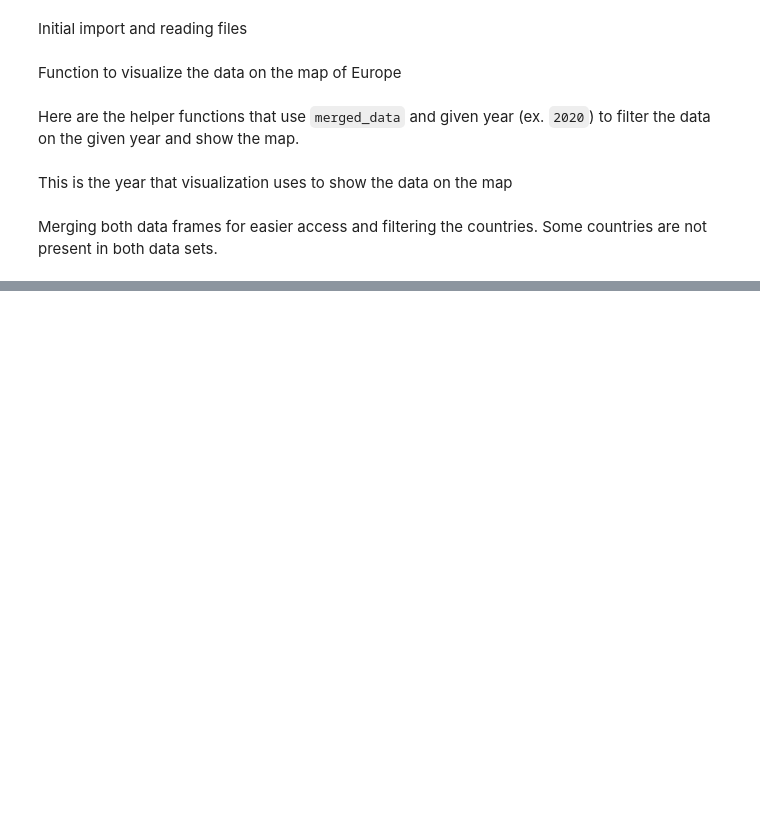
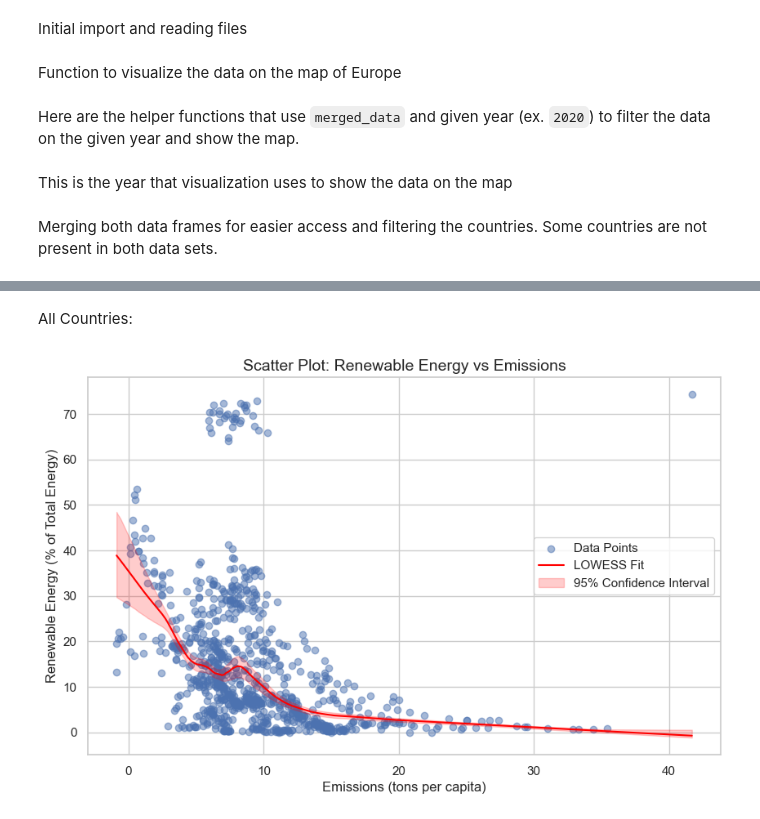
Before and after one commit to Asor1k/Data-Wrangling-Project, a Jupyter notebook: project.ipynb, the cells around one changed output, grey strips where cells are left out. Drawn from its saved outputs; the diff is of its cells as text; code cells hidden in the pictures; blank space fills up the shorter version.

```diff
--- a/project.ipynb
+++ b/project.ipynb
@@ -149,0 +222,6 @@ show_greenhouse_emissions_for_year(year, merged_data)
+# %% [markdown]
+All Countries:
+# %%
+show_impact_scatterplot(merged_data, 'All')
+# %% [output]
+[figure, added]
```
Also changed, not shown: parts of 11 cells of this notebook.
